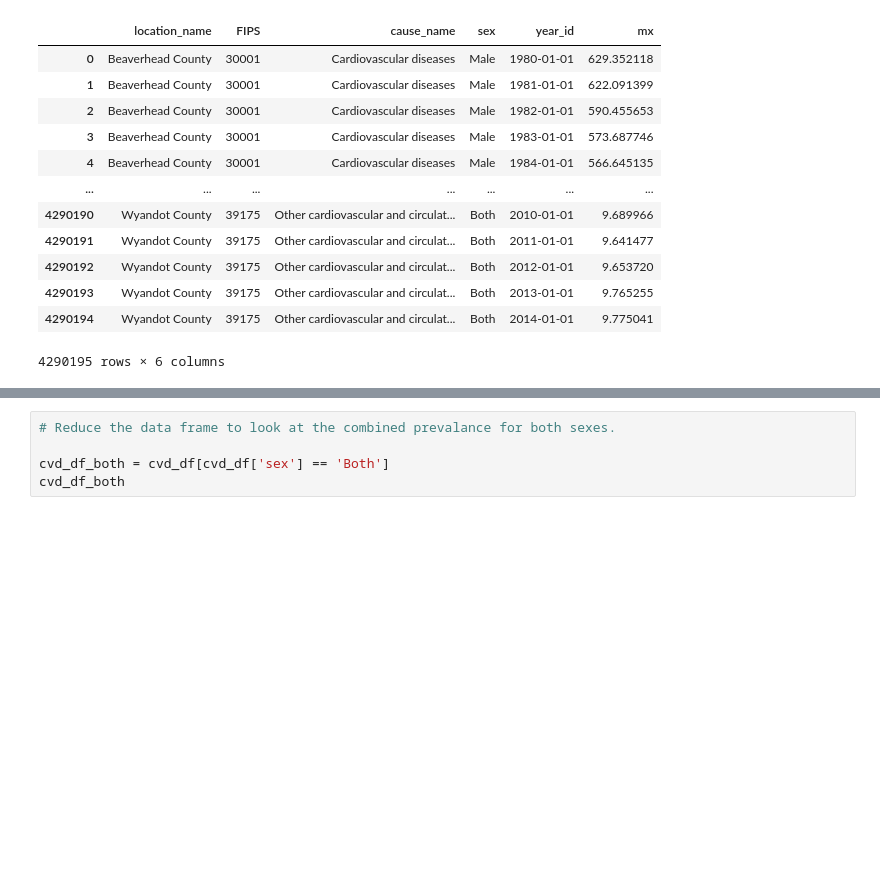
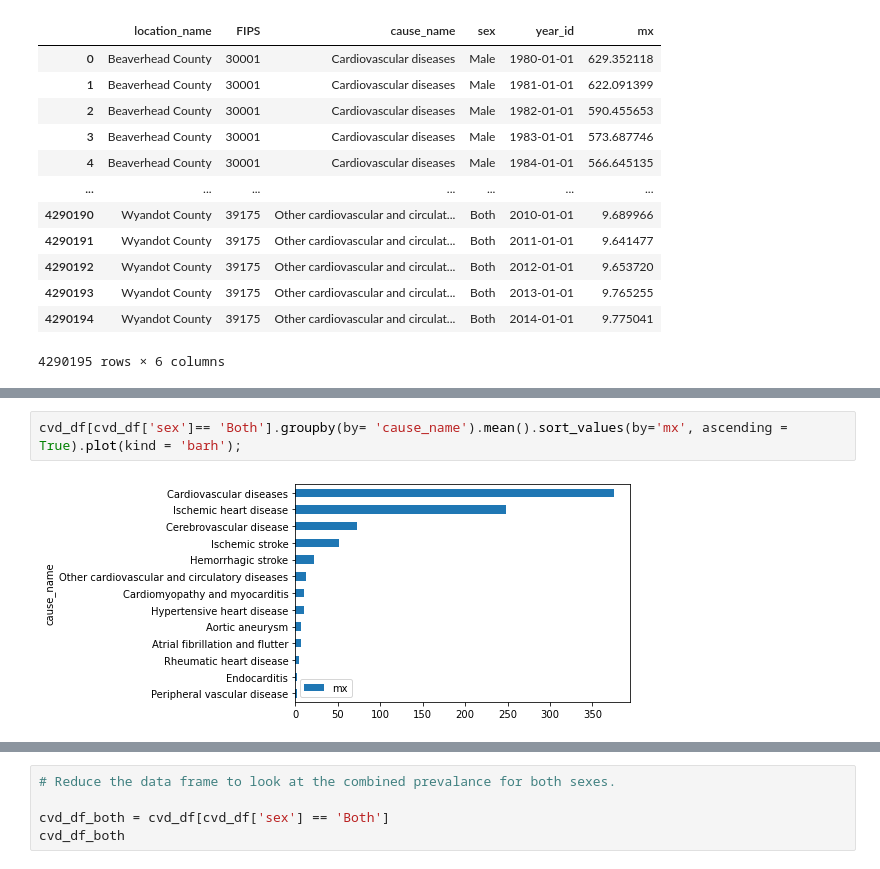
Before and after one commit to calculaterceec/Proj4Team2, a Jupyter notebook: code/02-2-Demo_with_health.ipynb, the cells around one changed output, grey strips where cells are left out. Saved outputs shown, nothing was run; the diff lists cells and outputs as text; blank space fills up the shorter version.

```diff
--- a/code/02-2-Demo_with_health.ipynb
+++ b/code/02-2-Demo_with_health.ipynb
@@ -78,0 +85,4 @@ cvd_df[cvd_df['sex']== 'Female'].mean()
+# %%
+cvd_df[cvd_df['sex']== 'Both'].groupby(by= 'cause_name').mean().sort_values(by='mx', ascending = True).plot(kind = 'barh');
+# %% [output]
+[figure, added]
```
Also changed, not shown: parts of 5 cells of this notebook, 2 other files.
